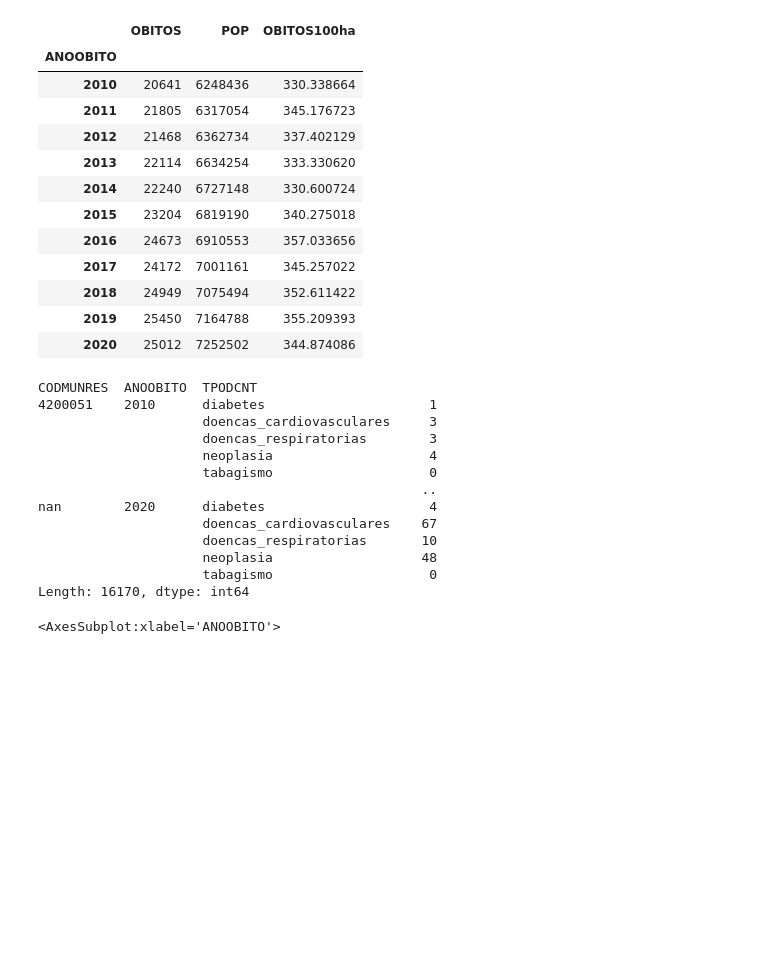
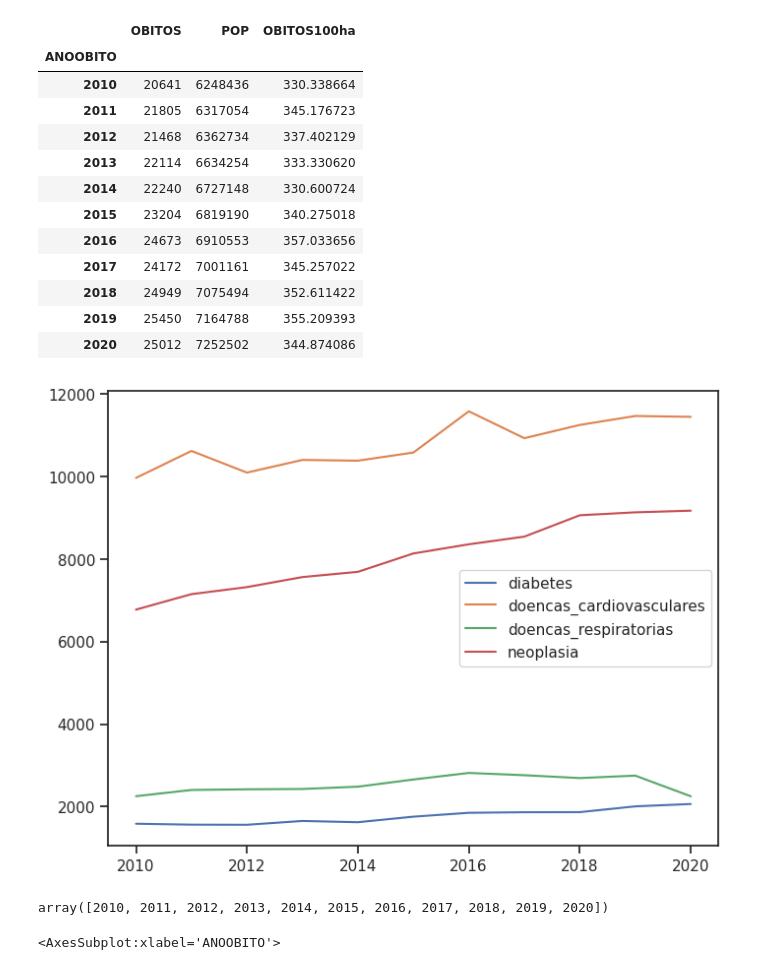
Before and after one commit to LFBossa/DadosSaudeAPI, a Jupyter notebook: DADOS_SIM.ipynb, the cells around one changed output. Cells and saved outputs as stored; diff of their text form; code cells hidden in the pictures; blank space fills up the shorter version.

```diff
--- a/DADOS_SIM.ipynb
+++ b/DADOS_SIM.ipynb
@@ -251,22 +255,30 @@ result
 | 2018 | 24949 | 7075494 | 352.611422 |
 | 2019 | 25450 | 7164788 | 355.209393 |
 | 2020 | 25012 | 7252502 | 344.874086 |
-# %%
-df_dcnt.groupby(["CODMUNRES", "ANOOBITO", "TPODCNT"]).size()
-# %% [output]
-CODMUNRES  ANOOBITO  TPODCNT
-4200051    2010      diabetes                     1
-                     doencas_cardiovasculares     3
-                     doencas_respiratorias        3
-                     neoplasia                    4
-                     tabagismo                    0
-                                                 ..
-nan        2020      diabetes                     4
-                     doencas_cardiovasculares    67
-                     doencas_respiratorias       10
-                     neoplasia                   48
-                     tabagismo                    0
-Length: 16170, dtype: int64
+# %%
+doenças_dict = {}
+
+for (label, value) in df_dcnt.groupby(["TPODCNT","ANOOBITO"]).size().items():
+    doenca, ano = label
+    if doenca in doenças_dict:
+        doenças_dict[doenca].append( (ano, value))
+    else:
+        doenças_dict[doenca] = [(ano, value)]
+
+for label, values in doenças_dict.items():
+    doenças_dict[label] = np.array(values)
+# %%
+fig, ax = plt.subplots(figsize=(8,6))
+for label, values in doenças_dict.items():
+    ax.plot(values[:,0], values[:,1], label=label)
+
+legenda = ax.legend()
+# %% [output]
+[figure, added]
+# %%
+doenças_dict["diabetes"][:,0]
+# %% [output]
+array([2010, 2011, 2012, 2013, 2014, 2015, 2016, 2017, 2018, 2019, 2020])
 # %%
 df_dcnt.groupby(["ANOOBITO","SEXO"]).size().dropna().unstack().plot.bar(stacked = True)
 # %% [output]
```
Also changed, not shown: parts of 3 cells of this notebook, 2 other files.
